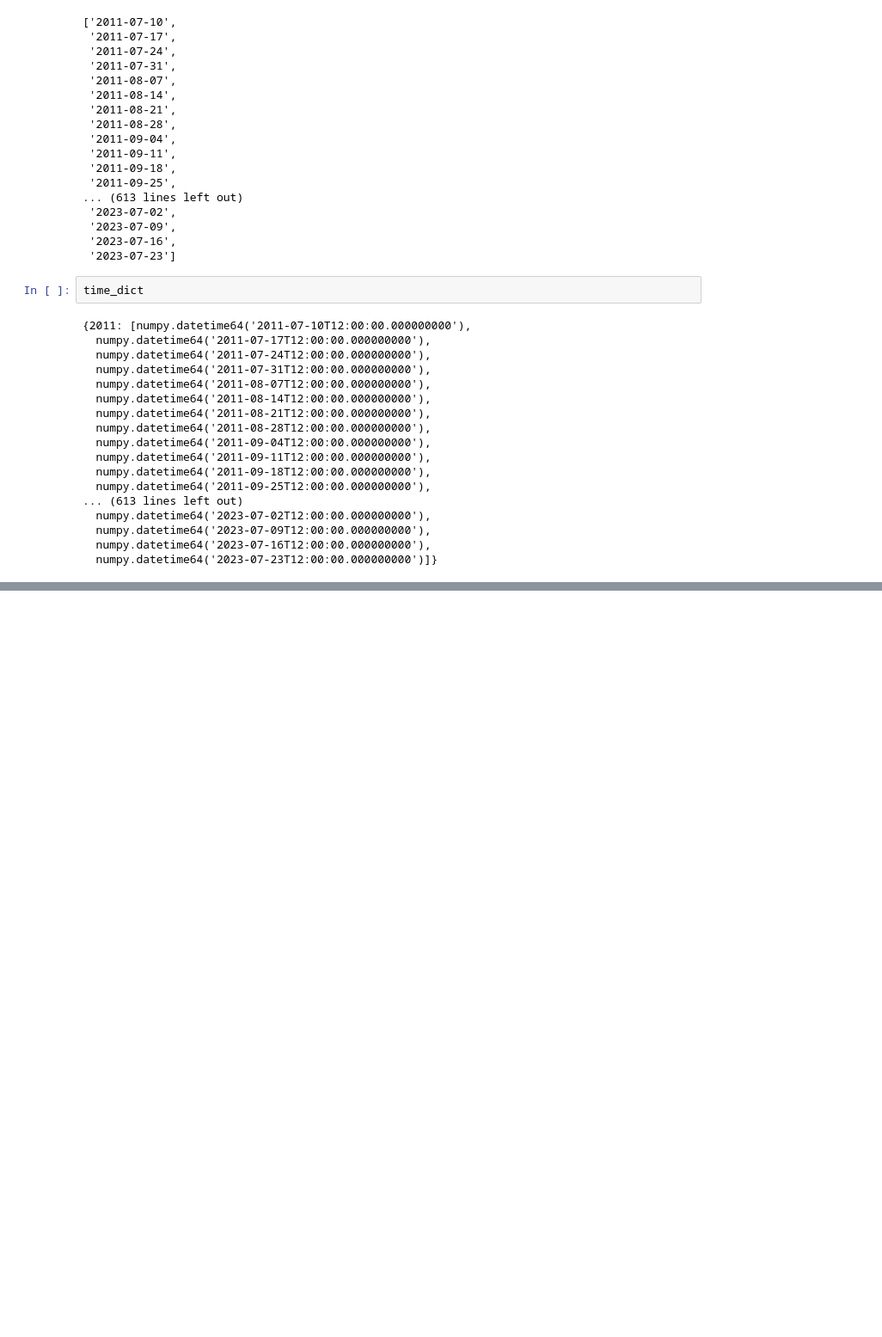
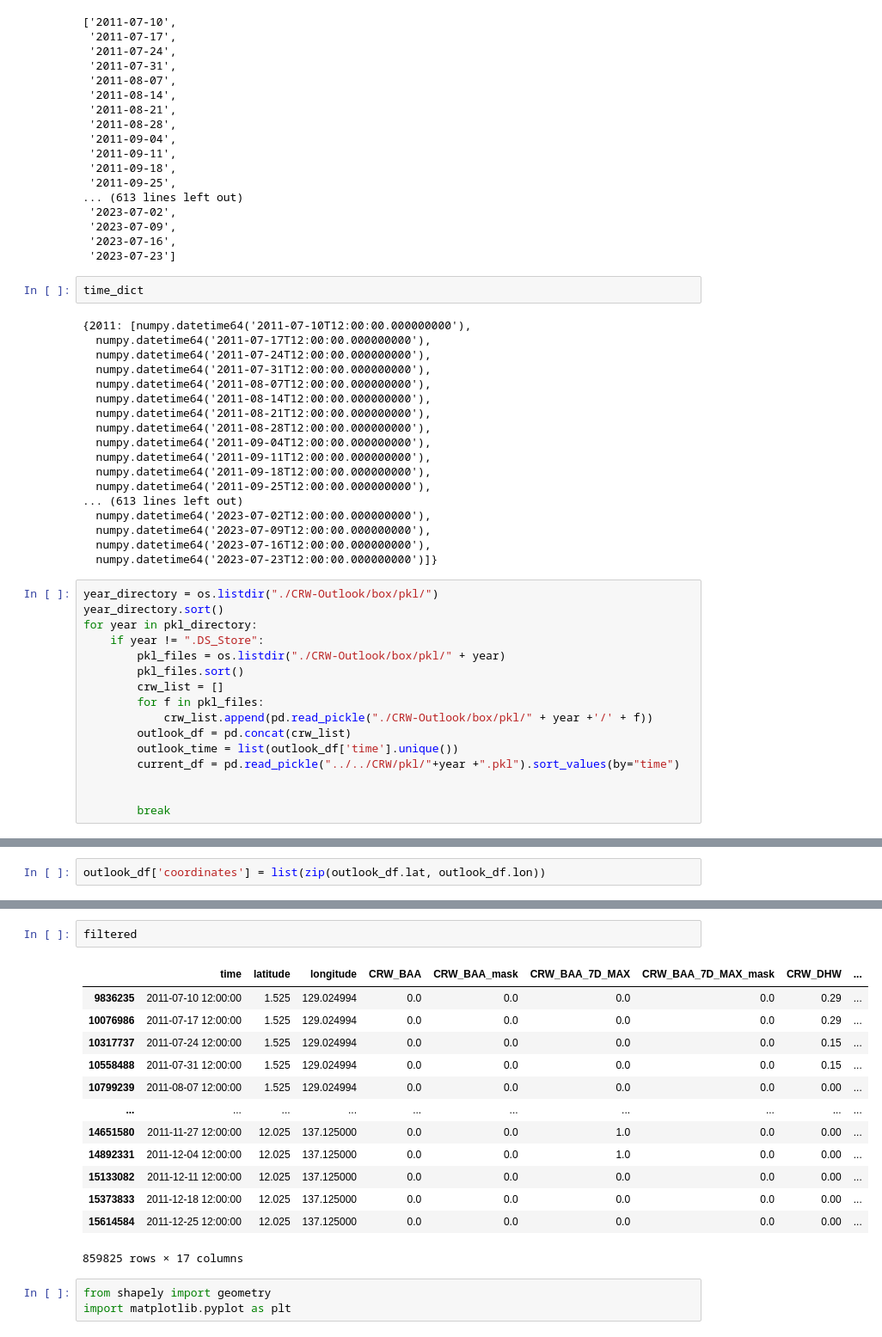
Before and after one commit to onejaelee/Palau-Graphics, a Jupyter notebook: CFS-CRW/crwOutlook.ipynb, the cells around one changed output, grey strips where cells are left out. Shown at 86% size. Saved outputs shown, nothing was run; the diff lists cells and outputs as text; blank space fills up the shorter version.

```diff
--- a/CFS-CRW/crwOutlook.ipynb
+++ b/CFS-CRW/crwOutlook.ipynb
@@ -581,3 +589,19 @@ time_dict
   numpy.datetime64('2023-07-09T12:00:00.000000000'),
   numpy.datetime64('2023-07-16T12:00:00.000000000'),
   numpy.datetime64('2023-07-23T12:00:00.000000000')]}
+# %%
+year_directory = os.listdir("./CRW-Outlook/box/pkl/")
+year_directory.sort()
+for year in pkl_directory:
+    if year != ".DS_Store":
+        pkl_files = os.listdir("./CRW-Outlook/box/pkl/" + year)
+        pkl_files.sort()
+        crw_list = []
+        for f in pkl_files:
+            crw_list.append(pd.read_pickle("./CRW-Outlook/box/pkl/" + year +'/' + f))
+        outlook_df = pd.concat(crw_list)
+        outlook_time = list(outlook_df['time'].unique())
+        current_df = pd.read_pickle("../../CRW/pkl/"+year +".pkl").sort_values(by="time")
+
+
+        break
@@ -583,0 +644,2 @@ time_dict
+# %%
+outlook_df['coordinates'] = list(zip(outlook_df.lat, outlook_df.lon))
@@ -583,0 +787,19 @@ time_dict
+# %%
+filtered
+# %% [output]
+|  | time | latitude | longitude | CRW_BAA | CRW_BAA_mask | CRW_BAA_7D_MAX | CRW_BAA_7D_MAX_mask | CRW_DHW | ... |
+| 9836235 | 2011-07-10 12:00:00 | 1.525 | 129.024994 | 0.0 | 0.0 | 0.0 | 0.0 | 0.29 | ... |
+| 10076986 | 2011-07-17 12:00:00 | 1.525 | 129.024994 | 0.0 | 0.0 | 0.0 | 0.0 | 0.29 | ... |
+| 10317737 | 2011-07-24 12:00:00 | 1.525 | 129.024994 | 0.0 | 0.0 | 0.0 | 0.0 | 0.15 | ... |
+| 10558488 | 2011-07-31 12:00:00 | 1.525 | 129.024994 | 0.0 | 0.0 | 0.0 | 0.0 | 0.15 | ... |
+| 10799239 | 2011-08-07 12:00:00 | 1.525 | 129.024994 | 0.0 | 0.0 | 0.0 | 0.0 | 0.00 | ... |
+| ... | ... | ... | ... | ... | ... | ... | ... | ... | ... |
+| 14651580 | 2011-11-27 12:00:00 | 12.025 | 137.125000 | 0.0 | 0.0 | 1.0 | 0.0 | 0.00 | ... |
+| 14892331 | 2011-12-04 12:00:00 | 12.025 | 137.125000 | 0.0 | 0.0 | 1.0 | 0.0 | 0.00 | ... |
+| 15133082 | 2011-12-11 12:00:00 | 12.025 | 137.125000 | 0.0 | 0.0 | 0.0 | 0.0 | 0.00 | ... |
+| 15373833 | 2011-12-18 12:00:00 | 12.025 | 137.125000 | 0.0 | 0.0 | 0.0 | 0.0 | 0.00 | ... |
+| 15614584 | 2011-12-25 12:00:00 | 12.025 | 137.125000 | 0.0 | 0.0 | 0.0 | 0.0 | 0.00 | ... |
+859825 rows × 17 columns
+# %%
+from shapely import geometry
+import matplotlib.pyplot as plt
```
Also changed, not shown: parts of 37 cells of this notebook.
